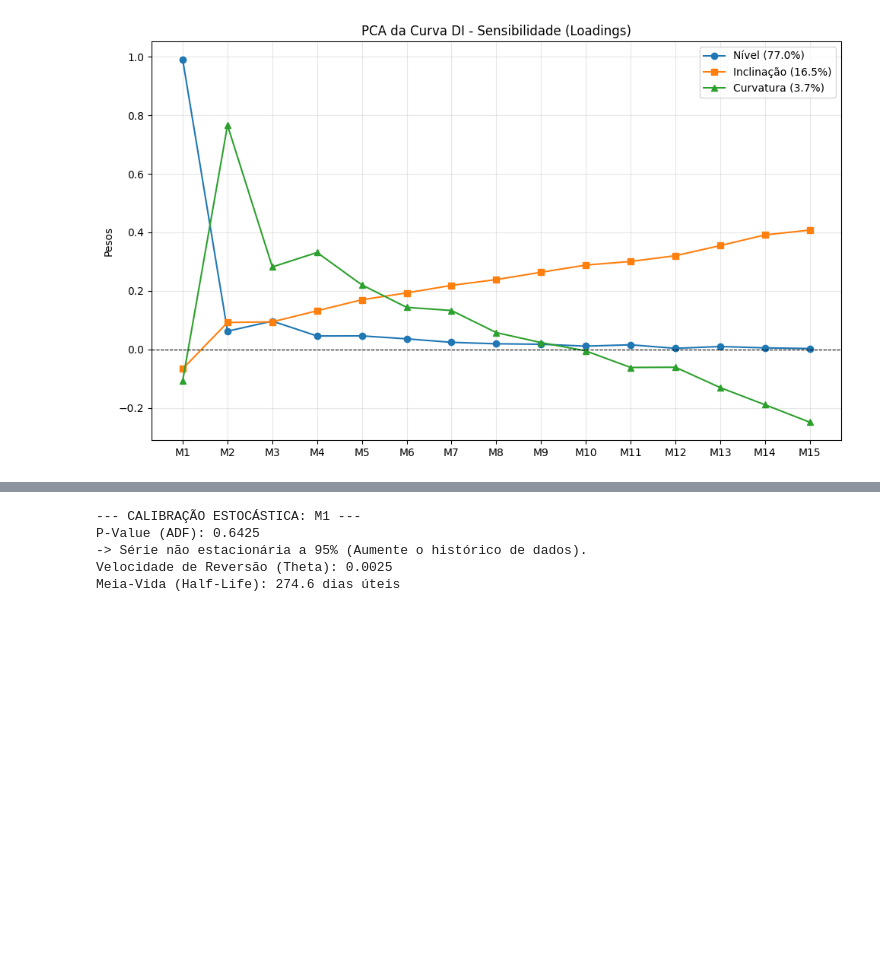
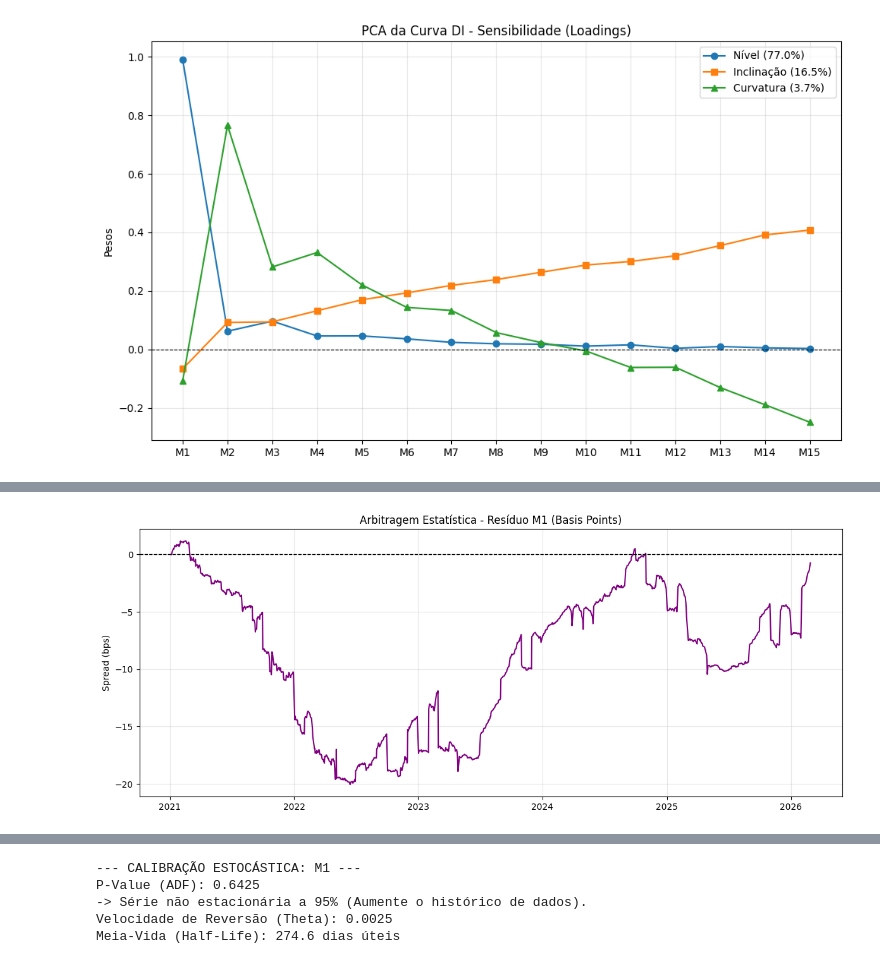
Before and after one commit to adrianfilipe/artigo_di, a Jupyter notebook: code.ipynb, the cells around one changed output, grey strips where cells are left out. Cells and saved outputs as stored; diff of their text form; code cells hidden in the pictures; blank space fills up the shorter version.

Commit message:
Adding Figures

```diff
--- a/code.ipynb
+++ b/code.ipynb
@@ -111,0 +112,13 @@ Calculando o Preço Justo e extraindo o Spread...
+# %%
+# Plotar Arbitragem (Gráfico 2 - Spread)
+plt.figure(figsize=(12, 5))
+plt.plot(spread_alvo.index, spread_alvo.values * 100, color='purple', linewidth=1.5)
+plt.axhline(0, color='black', linestyle='--', linewidth=1)
+plt.title(f'Arbitragem Estatística - Resíduo {vertice_alvo} (Basis Points)')
+plt.ylabel('Spread (bps)')
+plt.grid(True, alpha=0.3)
+plt.tight_layout()
+plt.savefig('Figures/arbitragem_spread.png')
+plt.show()
+# %% [output]
+[figure, added]
```
Also changed, not shown: parts of 4 cells of this notebook, 4 other files.
